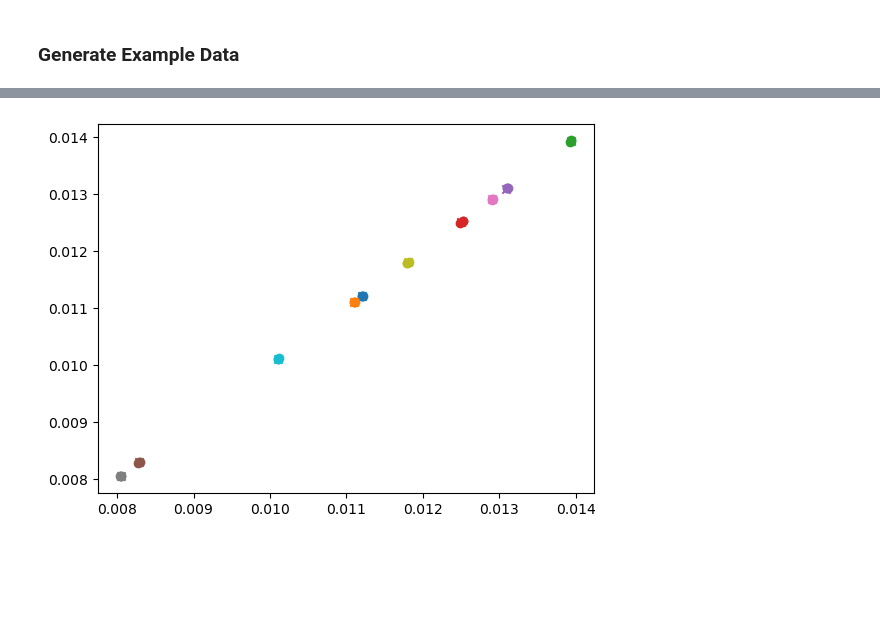
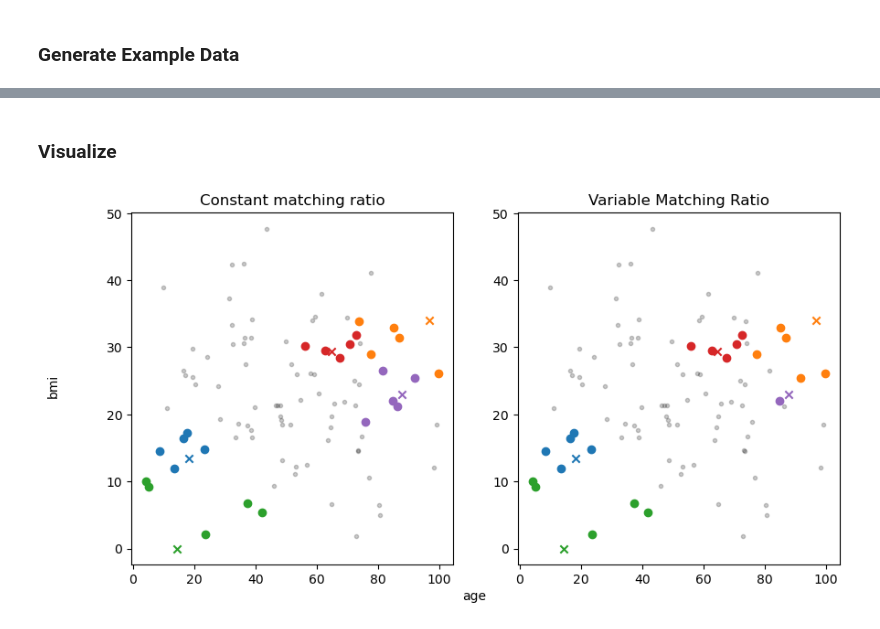
Before and after one commit to kirilklein/opmatch, a Jupyter notebook: README.ipynb, the cells around one changed output, grey strips where cells are left out. Drawn from its saved outputs; the diff is of its cells as text; code cells hidden in the pictures; blank space fills up the shorter version.

```diff
--- a/README.ipynb
+++ b/README.ipynb
@@ -88,8 +84,8 @@ vis.age_bmi_scatter_2d(df)
 from opmatch.matcher import Matcher
 cc_dic_const = Matcher(df=df, matching_ratio=5, metric='mahalanobis',
             matching_type='const', var_cols=['age','bmi']).match()
-cc_dic_variable = Matcher(df=df, min_mr=1, max_mr=5, n_controls=25, metric='mahalanobis',
+cc_dic_ps = Matcher(df=df, min_mr=1, max_mr=5, n_controls=15, metric='PS',
             matching_type='variable', var_cols=['age','bmi']).match()
-cc_dic_ps = Matcher(df=df, min_mr=1, max_mr=5, n_controls=25, metric='PS',
+cc_dic_variable = Matcher(df=df, min_mr=1, max_mr=5, n_controls=15, metric='mahalanobis',
             matching_type='variable', var_cols=['age','bmi']).match()
 # %% [output]
@@ -114,17 +97,0 @@ KeyError: 'ps'
-# %%
-colors = plt.rcParams['axes.prop_cycle'].by_key()['color']
-fig, axes = plt.subplots(1,2, figsize=(10,5))
-for cc_dic, ax in zip([cc_dic_const, cc_dic_variable], axes):
-    matched = []
-    for color, (case, controls) in zip(colors, cc_dic.items()):
-        matched.extend(controls)
-        matched.append(case)
-        ax.scatter(df.loc[case, 'age'], df.loc[case, 'bmi'], color = color, marker = 'x')
-        ax.scatter(df.loc[controls, 'age'], df.loc[controls, 'bmi'], color = color, marker='o')
-    unmatched = [i for i in df.index if i not in matched]
-    ax.scatter(df.loc[unmatched, 'age'], df.loc[unmatched, 'bmi'], color = 'k', marker='.', alpha=.2)
-# set shared label for x and y axis
-fig.text(0.5, 0.04, 'age', ha='center', va='center')
-fig.text(0.04, 0.5, 'bmi', ha='center', va='center', rotation='vertical')
-axes[0].set_title('Constant matching ratio')
-axes[1].set_title('Variable matching ratio')
@@ -134,6 +98,6 @@ Text(0.5, 1.0, 'Variable matching ratio')
-# %%
-fig, ax = plt.subplots()
-# get colorwheel
-#ax.scatter(df.loc[unmatched, 'ps'], df.loc[unmatched, 'ps'], color = 'k', marker='.', alpha=.2)
-# %% [output]
-[figure, removed]
+# %% [markdown]
+### Visualize
+# %%
+vis.visualize_matched_scatter(df, [cc_dic_const, cc_dic_variable], titles=['Constant matching ratio', 'Variable Matching Ratio'])
+# %% [output]
+[figure, added]
```
Also changed, not shown: parts of 7 cells of this notebook, 2 other files.
